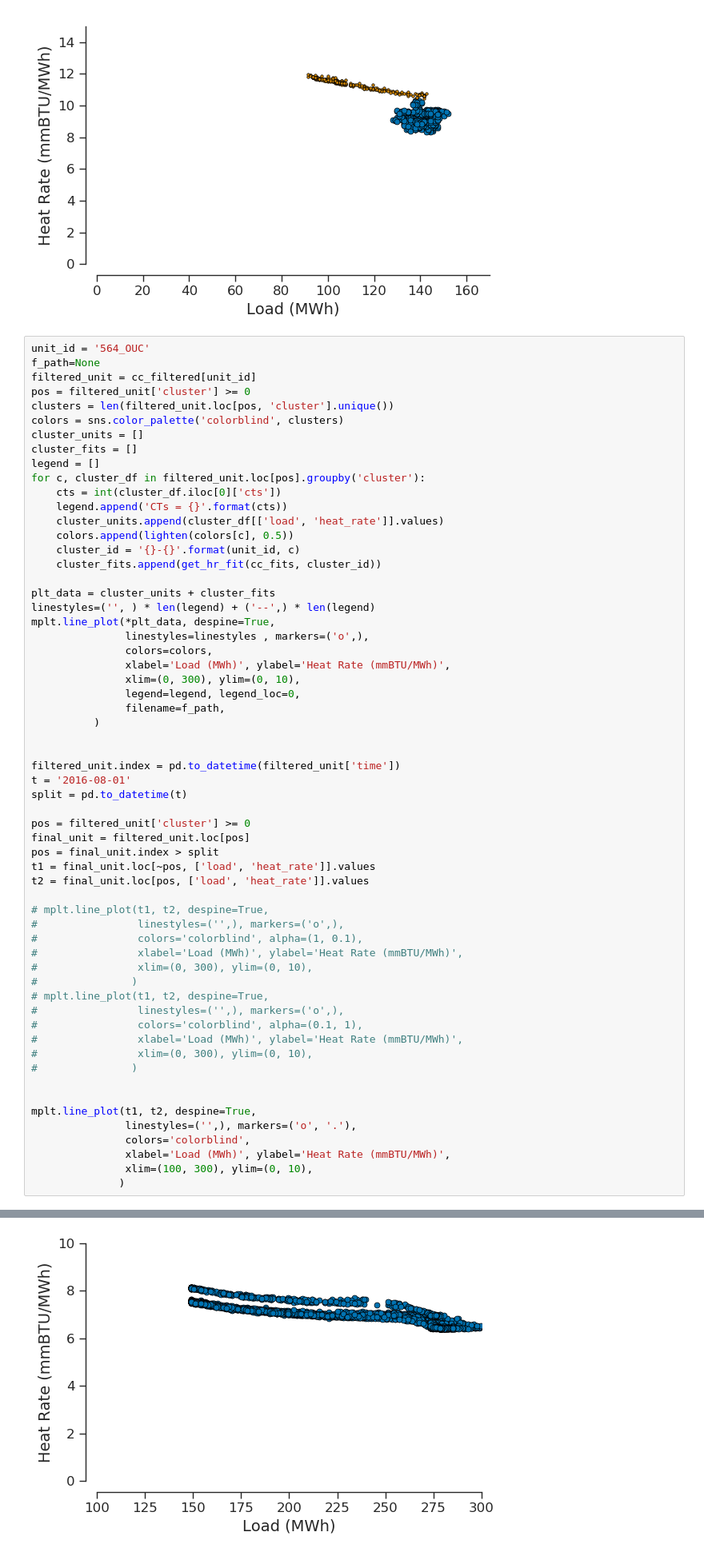
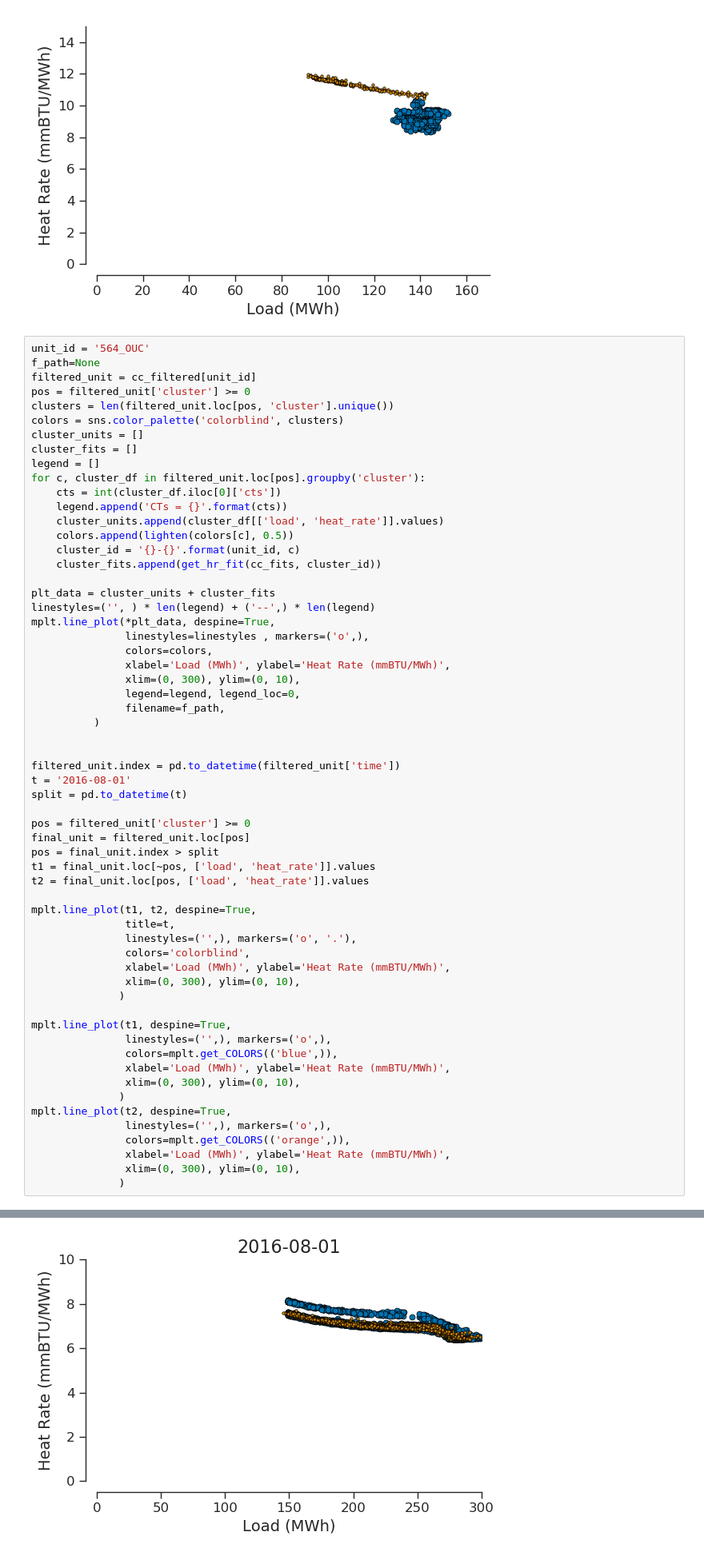
Before and after one commit to NREL/NaTGenPD, a Jupyter notebook: notebooks/CEMS Figures.ipynb, the cells around one changed output, grey strips where cells are left out. Shown at 80% size. Saved outputs shown, nothing was run; the diff lists cells and outputs as text.

```diff
--- a/notebooks/CEMS Figures.ipynb
+++ b/notebooks/CEMS Figures.ipynb
@@ -763,46 +763,46 @@ for c, cluster_df in filtered_unit.loc[pos].groupby('cluster'):
 
 plt_data = cluster_units + cluster_fits
 linestyles=('', ) * len(legend) + ('--',) * len(legend)
 mplt.line_plot(*plt_data, despine=True,
                linestyles=linestyles , markers=('o',),
                colors=colors,
                xlabel='Load (MWh)', ylabel='Heat Rate (mmBTU/MWh)',
                xlim=(0, 300), ylim=(0, 10),
                legend=legend, legend_loc=0,
                filename=f_path,
           )
 
 
 filtered_unit.index = pd.to_datetime(filtered_unit['time'])
 t = '2016-08-01'
 split = pd.to_datetime(t)
 
 pos = filtered_unit['cluster'] >= 0
 final_unit = filtered_unit.loc[pos]
 pos = final_unit.index > split
 t1 = final_unit.loc[~pos, ['load', 'heat_rate']].values
 t2 = final_unit.loc[pos, ['load', 'heat_rate']].values
 
-# mplt.line_plot(t1, t2, despine=True,
-#                linestyles=('',), markers=('o',),
-#                colors='colorblind', alpha=(1, 0.1),
-#                xlabel='Load (MWh)', ylabel='Heat Rate (mmBTU/MWh)',
-#                xlim=(0, 300), ylim=(0, 10),
-#               )
-# mplt.line_plot(t1, t2, despine=True,
-#                linestyles=('',), markers=('o',),
-#                colors='colorblind', alpha=(0.1, 1),
-#                xlabel='Load (MWh)', ylabel='Heat Rate (mmBTU/MWh)',
-#                xlim=(0, 300), ylim=(0, 10),
-#               )
-
-
 mplt.line_plot(t1, t2, despine=True,
+               title=t,
                linestyles=('',), markers=('o', '.'),
                colors='colorblind',
                xlabel='Load (MWh)', ylabel='Heat Rate (mmBTU/MWh)',
-               xlim=(100, 300), ylim=(0, 10),
+               xlim=(0, 300), ylim=(0, 10),
               )
+
+mplt.line_plot(t1, despine=True,
+               linestyles=('',), markers=('o',),
+               colors=mplt.get_COLORS(('blue',)),
+               xlabel='Load (MWh)', ylabel='Heat Rate (mmBTU/MWh)',
+               xlim=(0, 300), ylim=(0, 10),
+              )
+mplt.line_plot(t2, despine=True,
+               linestyles=('',), markers=('o',),
+               colors=mplt.get_COLORS(('orange',)),
+               xlabel='Load (MWh)', ylabel='Heat Rate (mmBTU/MWh)',
+               xlim=(0, 300), ylim=(0, 10),
+              )
 # %% [output]
 [figure]
-[figure, old version]
+[figure, new version]
```
Also changed, not shown: parts of 6 cells of this notebook, 1 other file.
